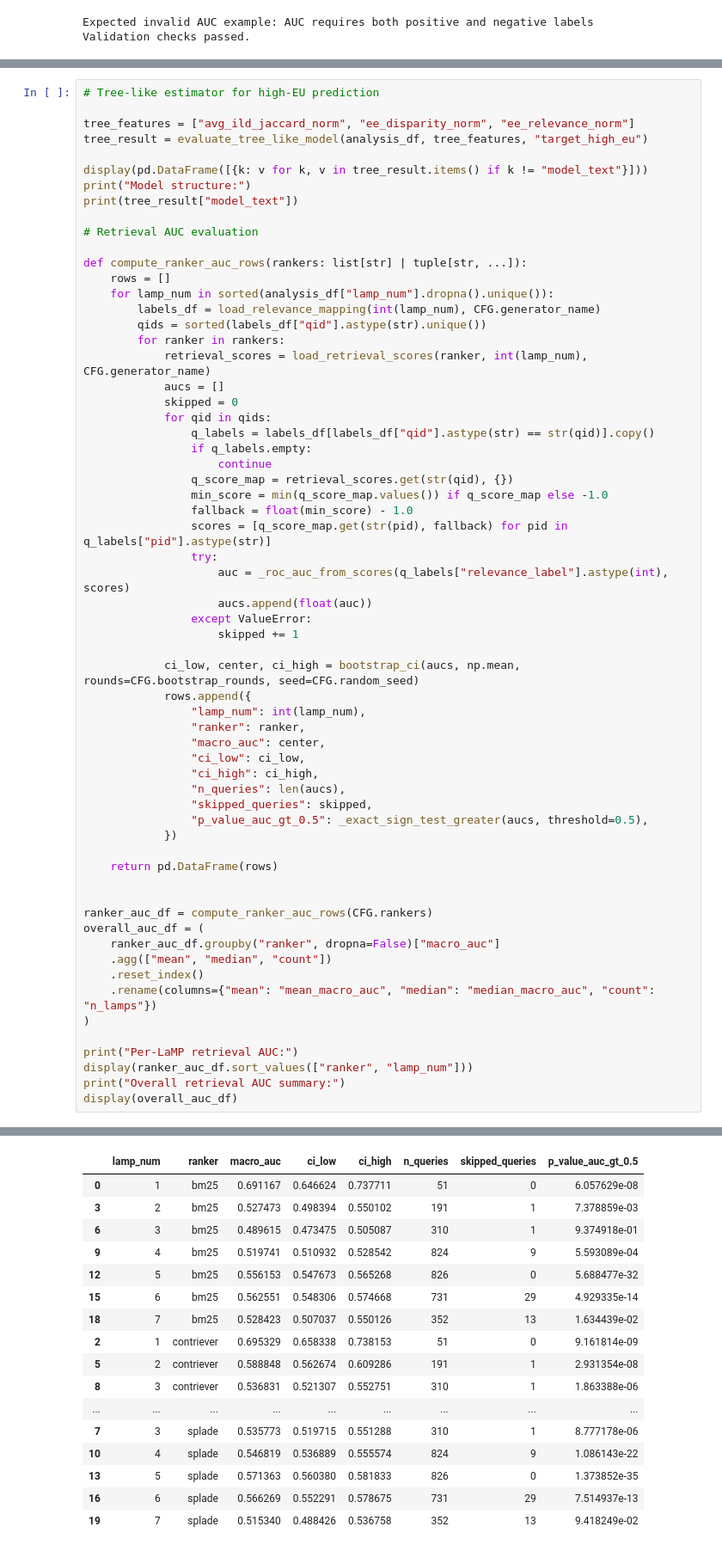
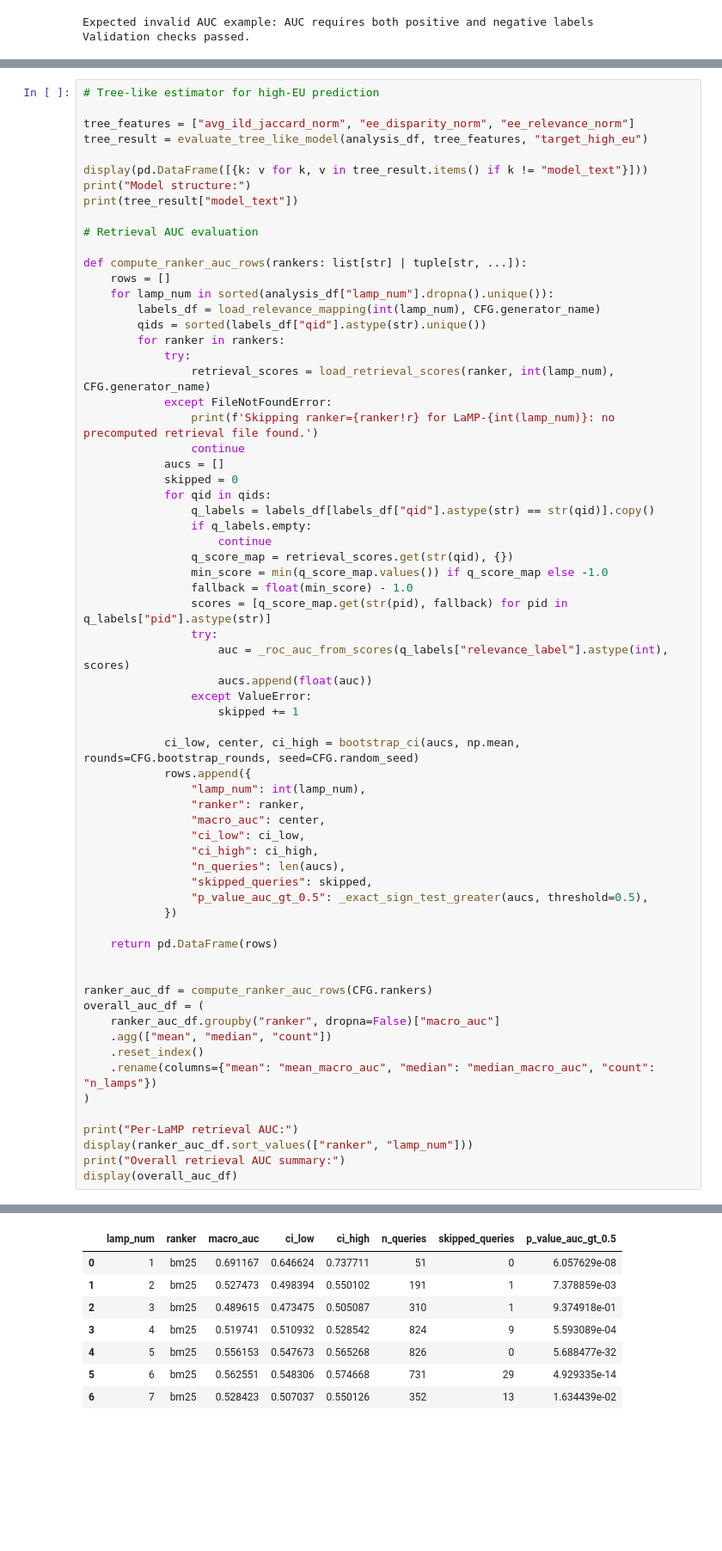
Before and after one commit to edanperetz2/Fair-RAG, a Jupyter notebook: fair_rag_stats_exploration.ipynb, the cells around one changed output, grey strips where cells are left out. Shown at 86% size. Drawn from its saved outputs; the diff is of its cells as text; blank space fills up the shorter version.

```diff
--- a/fair_rag_stats_exploration.ipynb
+++ b/fair_rag_stats_exploration.ipynb
@@ -761,7 +757,11 @@ def compute_ranker_auc_rows(rankers: list[str] | tuple[str, ...]):
         labels_df = load_relevance_mapping(int(lamp_num), CFG.generator_name)
         qids = sorted(labels_df["qid"].astype(str).unique())
         for ranker in rankers:
-            retrieval_scores = load_retrieval_scores(ranker, int(lamp_num), CFG.generator_name)
+            try:
+                retrieval_scores = load_retrieval_scores(ranker, int(lamp_num), CFG.generator_name)
+            except FileNotFoundError:
+                print(f'Skipping ranker={ranker!r} for LaMP-{int(lamp_num)}: no precomputed retrieval file found.')
+                continue
             aucs = []
             skipped = 0
             for qid in qids:
@@ -827,21 +827,12 @@ Model structure:
 Per-LaMP retrieval AUC:
 |  | lamp_num | ranker | macro_auc | ci_low | ci_high | n_queries | skipped_queries | p_value_auc_gt_0.5 |
 | 0 | 1 | bm25 | 0.691167 | 0.646624 | 0.737711 | 51 | 0 | 6.057629e-08 |
-| 3 | 2 | bm25 | 0.527473 | 0.498394 | 0.550102 | 191 | 1 | 7.378859e-03 |
-| 6 | 3 | bm25 | 0.489615 | 0.473475 | 0.505087 | 310 | 1 | 9.374918e-01 |
-| 9 | 4 | bm25 | 0.519741 | 0.510932 | 0.528542 | 824 | 9 | 5.593089e-04 |
-| 12 | 5 | bm25 | 0.556153 | 0.547673 | 0.565268 | 826 | 0 | 5.688477e-32 |
-| 15 | 6 | bm25 | 0.562551 | 0.548306 | 0.574668 | 731 | 29 | 4.929335e-14 |
-| 18 | 7 | bm25 | 0.528423 | 0.507037 | 0.550126 | 352 | 13 | 1.634439e-02 |
-| 2 | 1 | contriever | 0.695329 | 0.658338 | 0.738153 | 51 | 0 | 9.161814e-09 |
-| 5 | 2 | contriever | 0.588848 | 0.562674 | 0.609286 | 191 | 1 | 2.931354e-08 |
-| 8 | 3 | contriever | 0.536831 | 0.521307 | 0.552751 | 310 | 1 | 1.863388e-06 |
-| ... | ... | ... | ... | ... | ... | ... | ... | ... |
-| 7 | 3 | splade | 0.535773 | 0.519715 | 0.551288 | 310 | 1 | 8.777178e-06 |
-| 10 | 4 | splade | 0.546819 | 0.536889 | 0.555574 | 824 | 9 | 1.086143e-22 |
-| 13 | 5 | splade | 0.571363 | 0.560380 | 0.581833 | 826 | 0 | 1.373852e-35 |
-| 16 | 6 | splade | 0.566269 | 0.552291 | 0.578675 | 731 | 29 | 7.514937e-13 |
-| 19 | 7 | splade | 0.515340 | 0.488426 | 0.536758 | 352 | 13 | 9.418249e-02 |
+| 1 | 2 | bm25 | 0.527473 | 0.498394 | 0.550102 | 191 | 1 | 7.378859e-03 |
+| 2 | 3 | bm25 | 0.489615 | 0.473475 | 0.505087 | 310 | 1 | 9.374918e-01 |
+| 3 | 4 | bm25 | 0.519741 | 0.510932 | 0.528542 | 824 | 9 | 5.593089e-04 |
+| 4 | 5 | bm25 | 0.556153 | 0.547673 | 0.565268 | 826 | 0 | 5.688477e-32 |
+| 5 | 6 | bm25 | 0.562551 | 0.548306 | 0.574668 | 731 | 29 | 4.929335e-14 |
+| 6 | 7 | bm25 | 0.528423 | 0.507037 | 0.550126 | 352 | 13 | 1.634439e-02 |
 Overall retrieval AUC summary:
 |  | ranker | mean_macro_auc | median_macro_auc | n_lamps |
 | 0 | bm25 | 0.553589 | 0.528423 | 7 |
```
Also changed, not shown: parts of 9 cells of this notebook, 1 other file.
